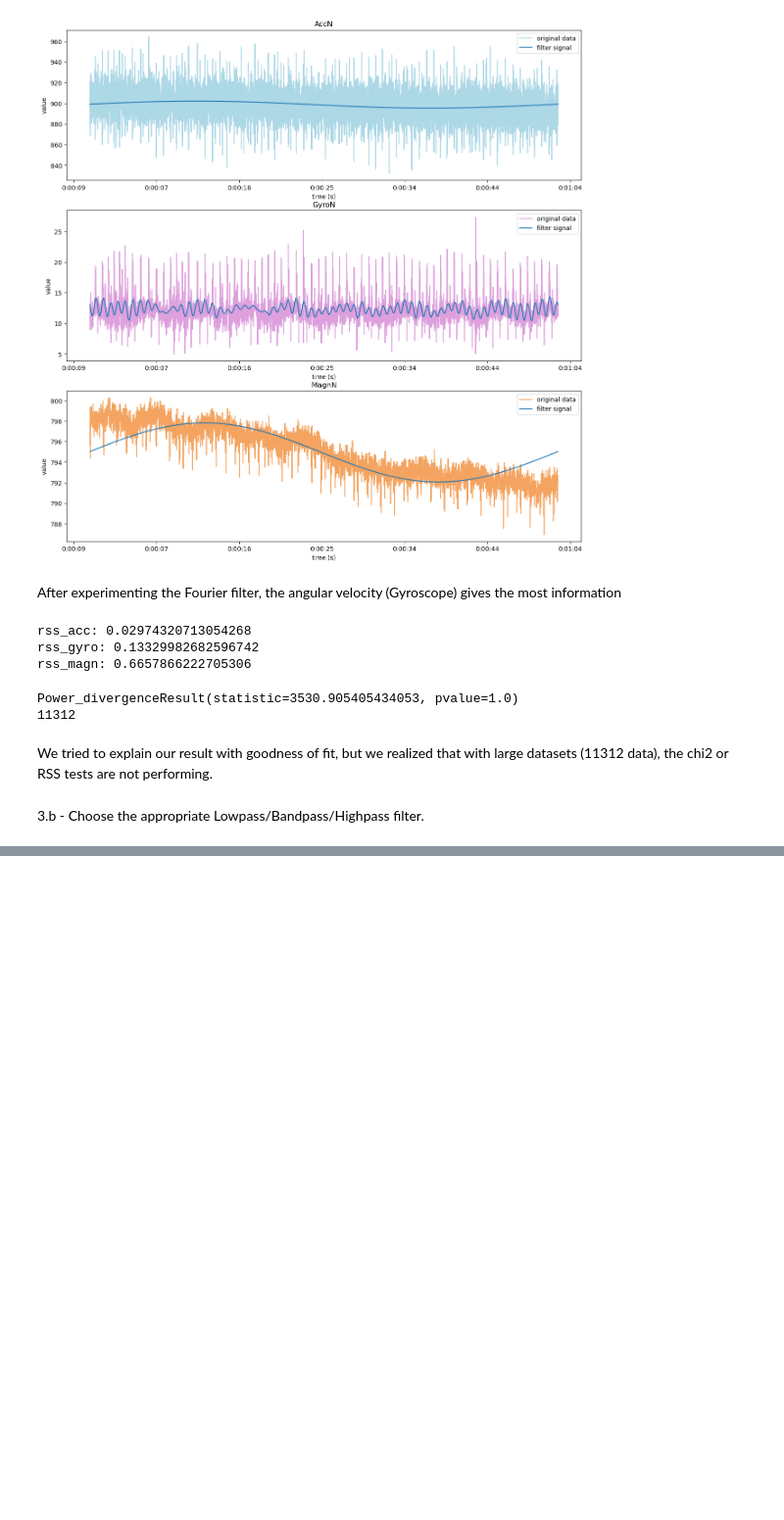
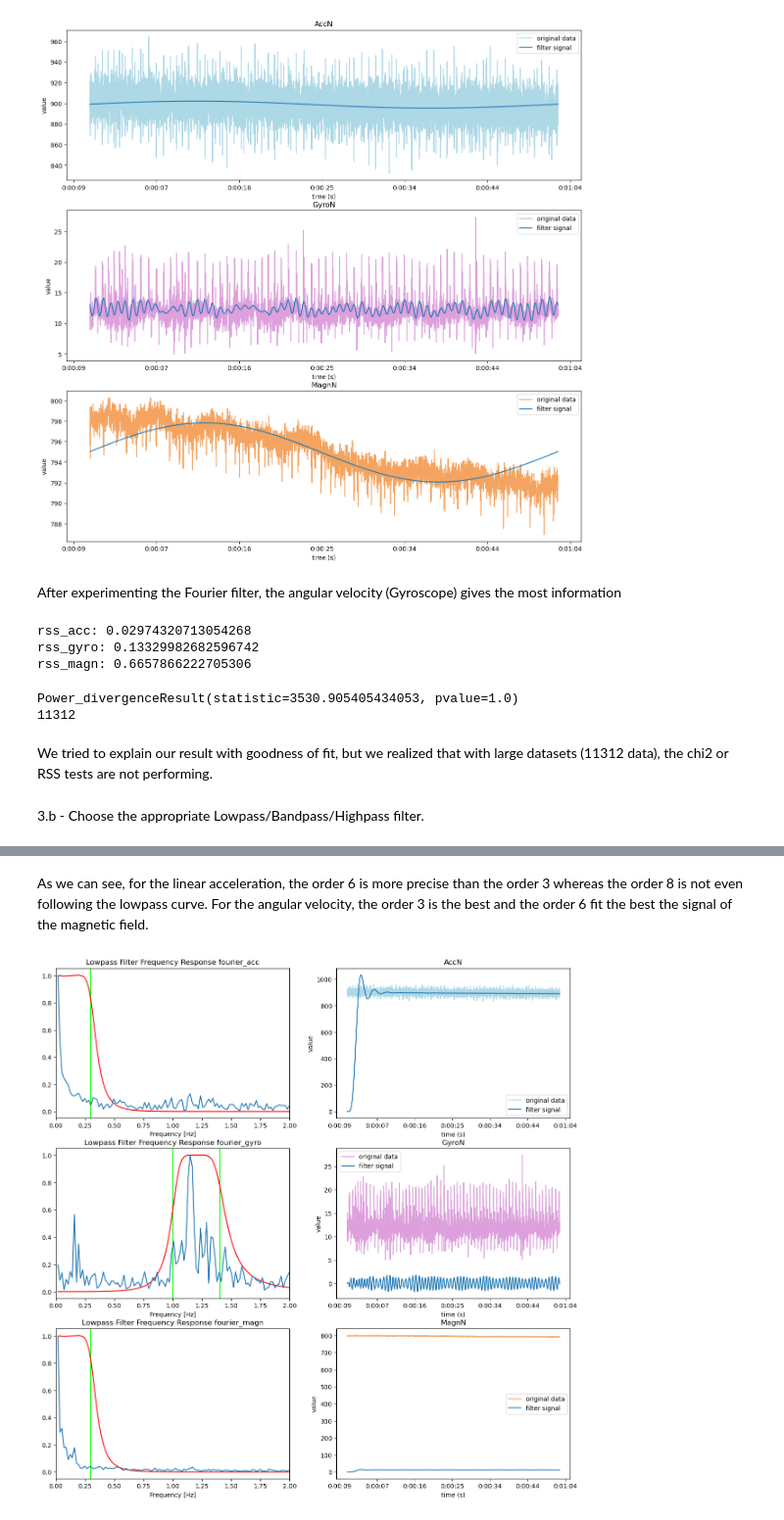
Before and after one commit to anaisbattut/ProjectHEART, a Jupyter notebook: Project.ipynb, the cells around one changed output, grey strips where cells are left out. Shown at 98% size. Cells and saved outputs as stored; diff of their text form; code cells hidden in the pictures; blank space fills up the shorter version.

```diff
--- a/Project.ipynb
+++ b/Project.ipynb
@@ -634,0 +597,76 @@ for i,j,tit,k  in zip(range(3),[fourier_acc,fourier_gyro,fourier_magn],['AccN FF
+# %% [markdown]
+As we can see, for the linear acceleration, the order 6 is more precise than the order 3 whereas the order 8 is not even following the lowpass curve.
+For the angular velocity, the order 3 is the best and the order 6 fit the best the signal of the magnetic field.
+# %%
+# Low pass
+def butter_lowpass(cutoff, fs, order=5):
+    nyq = 0.5 * fs
+    normal_cutoff = cutoff / nyq
+    b, a = butter(order, normal_cutoff, btype='low', analog=False)
+    return b, a
+
+def butter_lowpass_filter(data, cutoff, fs, order=5):
+    b, a = butter_lowpass(cutoff, fs, order=order)
+    y = lfilter(b, a, data)
+    return y
+
+# Pass band
+def butter_bandpass(lowcut, highcut, fs, order=5):
+    nyq = 0.5 * fs
+    low = lowcut / nyq
+    high = highcut / nyq
+    b, a = butter(order, [low, high], btype="band")
+    return b, a
+
+
+def butter_bandpass_filter(data, lowcut, highcut, fs, order=5):
+    b, a = butter_bandpass(lowcut, highcut, fs, order=order)
+    y = lfilter(b, a, data)
+    return y
+
+# Setting standard filter requirements.
+
+fs = 200
+t = np.arange(data_norm.index.min(), data_norm.index.max()+1, 1)
+
+orders = [6,3,6]
+comment=['AccN', 'GyroN', 'MagnN']
+signals = [norm_acc,norm_gyro,norm_gyro]
+colors = ['lightblue', 'plum', 'sandybrown']
+fouriers = [fourier_acc,fourier_gyro,fourier_magn]
+tit = ['fourier_acc','fourier_gyro','fourier_magn']
+cutoffs = [cutoff_acc,cutoff_gyro,cutoff_magn]
+
+fig, axs = plt.subplots(3,2, figsize = (15,15))
+for i in range(3):
+    powes_norm = fouriers[i]['powes']/fouriers[i]['powes'].abs().max()
+    if i==1:#(Signal = gyro -> bandpass)
+        b, a = butter_bandpass(cutoffs[i][0],cutoffs[i][1], fs, orders[i])
+        #Filtering through bandpass
+        bandpass = butter_bandpass_filter(signals[i], cutoffs[i][0],cutoffs[i][1], fs, orders[i])
+        axs[i,0].axvline(cutoffs[i][0], color='lime')
+        axs[i,0].axvline(cutoffs[i][1], color='lime')
+
+    else:
+        b, a = butter_lowpass(cutoffs[i], fs, orders[i])
+        #Filtering through bandpass
+        bandpass = butter_lowpass_filter(signals[i], cutoffs[i], fs, orders[i])
+        axs[i,0].axvline(cutoffs[i], color='lime')
+
+    # Plotting the frequency response.
+    w, h = freqz(b, a, worN=len(fouriers[i]['freq']))
+    axs[i,0].plot(fouriers[i]['freq'], np.abs(h), 'r')
+    axs[i,0].plot(fouriers[i]['freq'], powes_norm)
+    axs[i,0].set_xlim(0, 2)
+    axs[i,0].set_title("Lowpass Filter Frequency Response "+tit[i])
+    axs[i,0].set_xlabel('Frequency [Hz]')
+
+    axs[i,1].plot(t, data_norm[comment[i]], c=colors[i], label="original data")
+    axs[i,1].plot(t, bandpass, label="filter signal")
+    axs[i,1].set_xlabel("time (s)")
+    axs[i,1].set_ylabel("value")
+    axs[i,1].set_title(comment[i])
+    axs[i,1].xaxis.set_major_formatter(plt.FuncFormatter(format_func))
+    axs[i,1].legend(loc="best")
+# %% [output]
+[figure, added]
```
Also changed, not shown: parts of 4 cells of this notebook.
